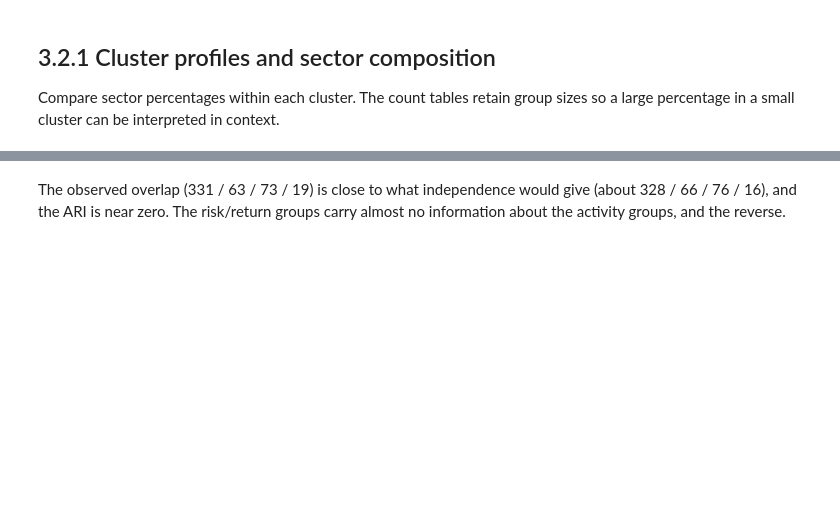
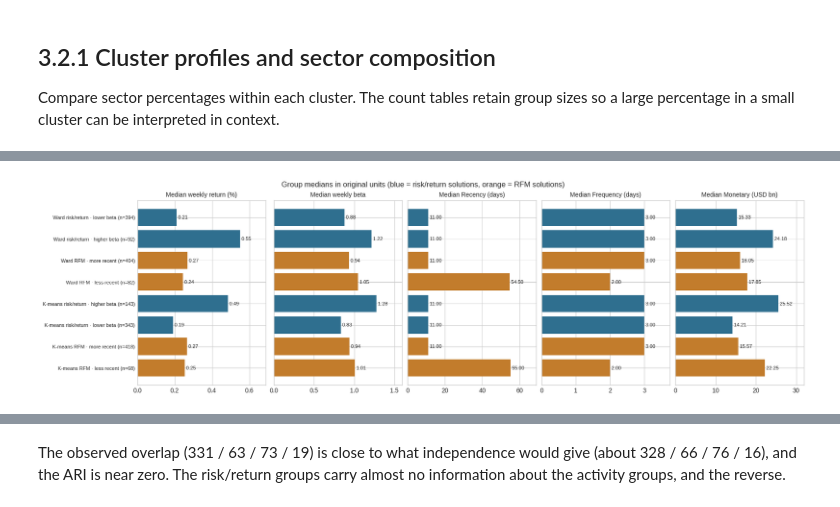
Before and after one commit to Shavina-143/CRM-CW1_w2083673, a Jupyter notebook: CWK1_SP500_Analysis.ipynb, the cells around one changed output, grey strips where cells are left out. Cells and saved outputs as stored; diff of their text form; code cells hidden in the pictures; blank space fills up the shorter version.

```diff
--- a/CWK1_SP500_Analysis.ipynb
+++ b/CWK1_SP500_Analysis.ipynb
@@ -1828,62 +2205,27 @@ display(expected)
 # %%
-# Compare the cluster medians in their original units
-profile_features = [
-    ('Mean_weekly_return', 'Median weekly return (%)', 100),
-    ('Beta', 'Median weekly beta', 1),
-    ('Recency', 'Median Recency (days)', 1),
-    ('Frequency', 'Median Frequency (days)', 1),
-    ('Monetary', 'Median Monetary (USD bn)', 1e-9)
-]
+# Compare the group medians in original units for all four solutions
+profile_features = [('Mean_weekly_return', 'Median weekly return (%)', 100),
+                    ('Beta', 'Median weekly beta', 1),
+                    ('Recency', 'Median Recency (days)', 1),
+                    ('Frequency', 'Median Frequency (days)', 1),
+                    ('Monetary', 'Median Monetary (USD bn)', 1e-9)]
+group_labels = [(m, k) for m in model_names.values() for k in sorted(assignments[m].unique())]
+ypos = np.arange(len(group_labels))
+bar_colours = ['#2f6f8f' if m.endswith('risk') else '#c27c2c' for m, _ in group_labels]
 
-group_labels = [
-    (m, k)
-    for m in model_names.values()
-    for k in sorted(assignments[m].unique())
-]
-
-ypos = np.arange(len(group_labels))
-
-bar_colours = [
-    '#2f6f8f' if m.endswith('risk') else '#c27c2c'
-    for m, _ in group_labels
-]
-
-fig, axes = plt.subplots(
-    1, 5, figsize=(17, 4.8),
-    constrained_layout=True,
-    sharey=True
-)
-
+fig, axes = plt.subplots(1, 5, figsize=(17, 4.8), constrained_layout=True, sharey=True)
 for ax, (column, title, scale) in zip(axes, profile_features):
-
-    values = [
-        assignments.loc[
-            assignments[m] == k, column
-        ].median() * scale
-        for m, k in group_labels
-    ]
-
+    values = [assignments.loc[assignments[m] == k, column].median() * scale for m, k in group_labels]
     ax.barh(ypos, values, color=bar_colours)
-
     for y, v in zip(ypos, values):
         ax.text(v, y, f' {v:.2f}', va='center', fontsize=8)
-
     ax.set_title(title, fontsize=10)
     ax.margins(x=0.25)
-
-axes[0].set_yticks(
-    ypos,
-    [row_label(m, k) for m, k in group_labels],
-    fontsize=8
-)
-
+axes[0].set_yticks(ypos, [row_label(m, k) for m, k in group_labels], fontsize=8)
 axes[0].invert_yaxis()
-
-fig.suptitle(
-    'Group medians in original units '
-    '(blue = risk/return solutions, orange = RFM solutions)',
-    fontsize=12
-)
-
+fig.suptitle('Group medians in original units (blue = risk/return solutions, orange = RFM solutions)', fontsize=12)
+fig.savefig(OUTPUT_DIR / 'cluster_profile_medians.png', dpi=140)
 plt.show()
+# %% [output]
+[figure, added]
 # %%
```
Also changed, not shown: parts of 44 cells of this notebook.
